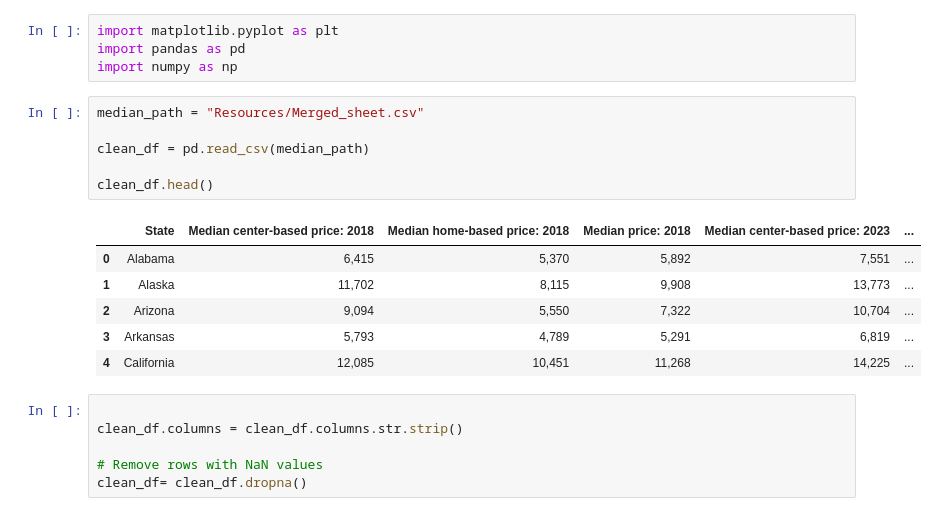
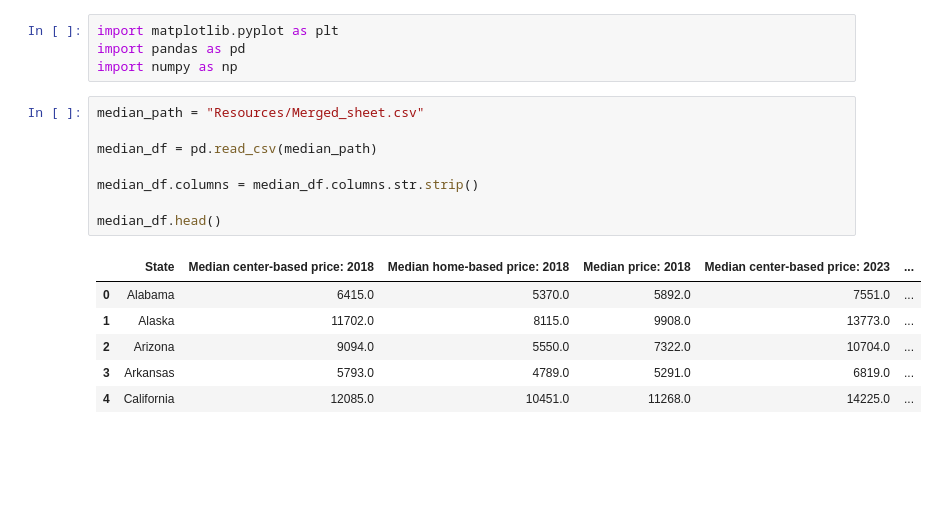
Before and after one commit to Clivesay1/Project-1, a Jupyter notebook: GetCharted.ipynb, the cells around one changed output. Cells and saved outputs as stored; diff of their text form; blank space fills up the shorter version.

```diff
--- a/GetCharted.ipynb
+++ b/GetCharted.ipynb
@@ -5,19 +5,15 @@ import numpy as np
 # %%
 median_path = "Resources/Merged_sheet.csv"
 
-clean_df = pd.read_csv(median_path)
+median_df = pd.read_csv(median_path)
 
-clean_df.head()
+median_df.columns = median_df.columns.str.strip()
+
+median_df.head()
 # %% [output]
 |  | State | Median center-based price: 2018 | Median home-based price: 2018 | Median price: 2018 | Median center-based price: 2023 | ... |
-| 0 | Alabama | 6,415 | 5,370 | 5,892 | 7,551 | ... |
-| 1 | Alaska | 11,702 | 8,115 | 9,908 | 13,773 | ... |
-| 2 | Arizona | 9,094 | 5,550 | 7,322 | 10,704 | ... |
-| 3 | Arkansas | 5,793 | 4,789 | 5,291 | 6,819 | ... |
-| 4 | California | 12,085 | 10,451 | 11,268 | 14,225 | ... |
+| 0 | Alabama | 6415.0 | 5370.0 | 5892.0 | 7551.0 | ... |
+| 1 | Alaska | 11702.0 | 8115.0 | 9908.0 | 13773.0 | ... |
+| 2 | Arizona | 9094.0 | 5550.0 | 7322.0 | 10704.0 | ... |
+| 3 | Arkansas | 5793.0 | 4789.0 | 5291.0 | 6819.0 | ... |
+| 4 | California | 12085.0 | 10451.0 | 11268.0 | 14225.0 | ... |
-# %%
-
-clean_df.columns = clean_df.columns.str.strip()
-
-# Remove rows with NaN values
-clean_df= clean_df.dropna()
```
Also changed, not shown: parts of 13 cells of this notebook.
